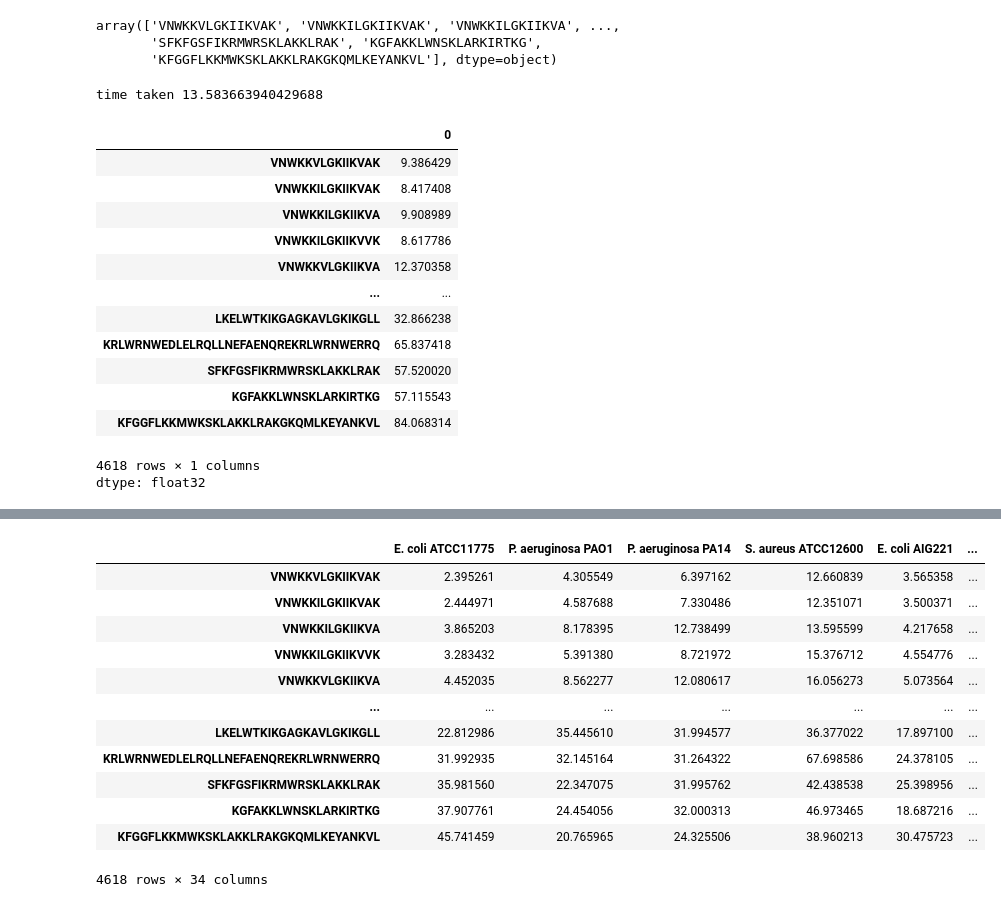
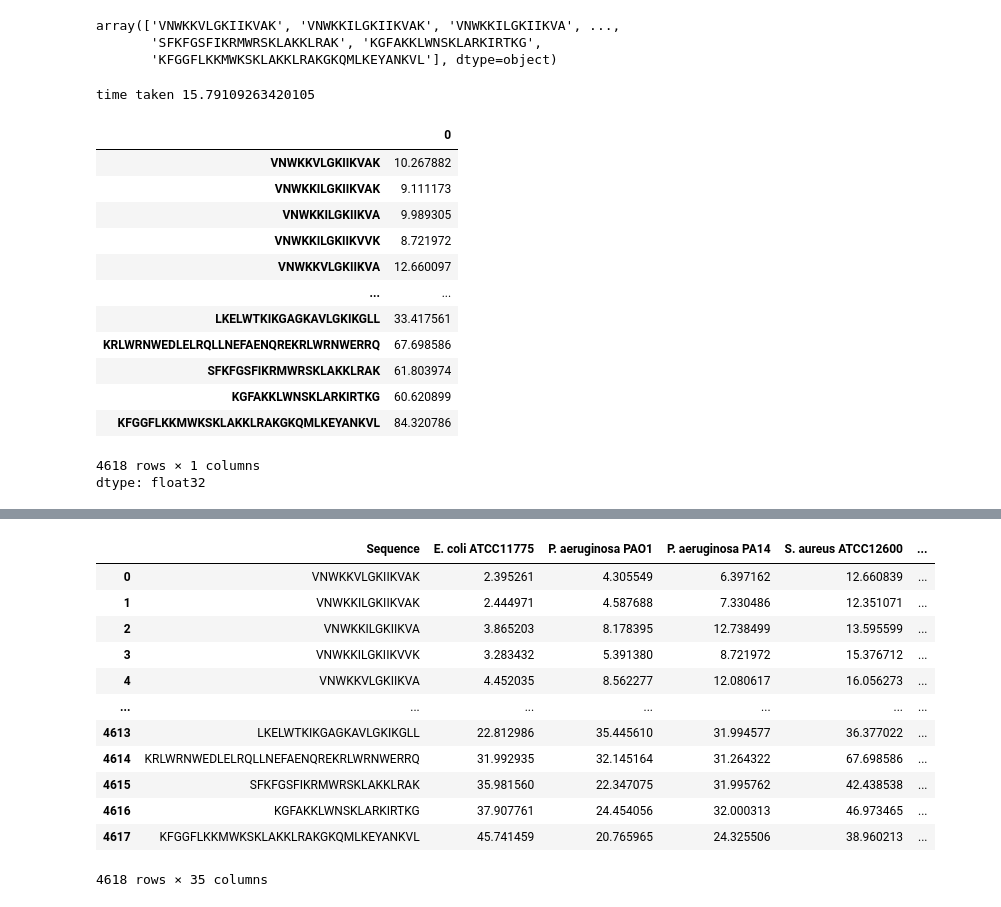
Before and after one commit to vinayprabhu/APEX_reproduce, a Jupyter notebook: APEX_inference.ipynb, the cells around one changed output, grey strips where cells are left out. Drawn from its saved outputs; the diff is of its cells as text; code cells hidden in the pictures.

```diff
--- a/APEX_inference.ipynb
+++ b/APEX_inference.ipynb
@@ -576,29 +575,31 @@ for ensemble_id in range(ensemble_num):
 
 AMP_pred_vep_4618 = AMP_sum_vep_4618 / float(ensemble_counter)
 print('time taken', time.time()-t)
-df_vep_mic_4618 = pd.DataFrame(data=AMP_pred_vep_4618, columns=col, index=seq_vep_4618)
-# Save the Dataframe
-df_vep_mic_4618.to_csv('df_mic_4618.csv', index=False)
-df_vep_mic_4618.median(axis=1)
+df_vep_4618 = pd.DataFrame(data=AMP_pred_vep_4618, columns=col, index=seq_vep_4618)
+df_vep_4618.iloc[:,1:].median(axis=1)
 # %% [output]
-time taken 13.583663940429688
+time taken 15.79109263420105
 |  | 0 |
-| VNWKKVLGKIIKVAK | 9.386429 |
-| VNWKKILGKIIKVAK | 8.417408 |
-| VNWKKILGKIIKVA | 9.908989 |
-| VNWKKILGKIIKVVK | 8.617786 |
-| VNWKKVLGKIIKVA | 12.370358 |
+| VNWKKVLGKIIKVAK | 10.267882 |
+| VNWKKILGKIIKVAK | 9.111173 |
+| VNWKKILGKIIKVA | 9.989305 |
+| VNWKKILGKIIKVVK | 8.721972 |
+| VNWKKVLGKIIKVA | 12.660097 |
 | ... | ... |
-| LKELWTKIKGAGKAVLGKIKGLL | 32.866238 |
-| KRLWRNWEDLELRQLLNEFAENQREKRLWRNWERRQ | 65.837418 |
-| SFKFGSFIKRMWRSKLAKKLRAK | 57.520020 |
-| KGFAKKLWNSKLARKIRTKG | 57.115543 |
-| KFGGFLKKMWKSKLAKKLRAKGKQMLKEYANKVL | 84.068314 |
+| LKELWTKIKGAGKAVLGKIKGLL | 33.417561 |
+| KRLWRNWEDLELRQLLNEFAENQREKRLWRNWERRQ | 67.698586 |
+| SFKFGSFIKRMWRSKLAKKLRAK | 61.803974 |
+| KGFAKKLWNSKLARKIRTKG | 60.620899 |
+| KFGGFLKKMWKSKLAKKLRAKGKQMLKEYANKVL | 84.320786 |
 4618 rows × 1 columns
 dtype: float32
 # %%
-n_gt32_venomzone=(df_vep_mic_4618.median(axis=1).values>32).sum()
-pc_gt32_venomzone=(df_vep_mic_4618.median(axis=1).values>32).mean()*100
-print(f'{n_gt32_venomzone} of the final 4618 venomzone VEPs (or {pc_gt32_venomzone} percent) have APEX-Predicted MIC > 32! Here is the final dataframe: ')
+# Save the Dataframe
+df_vep_mic_4618 = df_vep_4618.reset_index().rename(columns={'index': 'Sequence'})
+df_vep_mic_4618.to_csv('df_mic_4618x35.csv')
+
+n_gt32_venomzone=(df_vep_mic_4618.iloc[:,1:].median(axis=1).values>32).sum()
+pc_gt32_venomzone=(df_vep_mic_4618.iloc[:,1:].median(axis=1).values>32).mean()*100
+print(f'{n_gt32_venomzone} of the final 4618 venomzone VEPs (or {pc_gt32_venomzone} percent) have APEX-Predicted MIC > 32! \n Here is the final dataframe: ')
 df_vep_mic_4618
 # %% [output]
@@ -606,13 +608,13 @@ df_vep_mic_4618
-|  | E. coli ATCC11775 | P. aeruginosa PAO1 | P. aeruginosa PA14 | S. aureus ATCC12600 | E. coli AIG221 | ... |
-| VNWKKVLGKIIKVAK | 2.395261 | 4.305549 | 6.397162 | 12.660839 | 3.565358 | ... |
-| VNWKKILGKIIKVAK | 2.444971 | 4.587688 | 7.330486 | 12.351071 | 3.500371 | ... |
-| VNWKKILGKIIKVA | 3.865203 | 8.178395 | 12.738499 | 13.595599 | 4.217658 | ... |
-| VNWKKILGKIIKVVK | 3.283432 | 5.391380 | 8.721972 | 15.376712 | 4.554776 | ... |
-| VNWKKVLGKIIKVA | 4.452035 | 8.562277 | 12.080617 | 16.056273 | 5.073564 | ... |
+|  | Sequence | E. coli ATCC11775 | P. aeruginosa PAO1 | P. aeruginosa PA14 | S. aureus ATCC12600 | ... |
+| 0 | VNWKKVLGKIIKVAK | 2.395261 | 4.305549 | 6.397162 | 12.660839 | ... |
+| 1 | VNWKKILGKIIKVAK | 2.444971 | 4.587688 | 7.330486 | 12.351071 | ... |
+| 2 | VNWKKILGKIIKVA | 3.865203 | 8.178395 | 12.738499 | 13.595599 | ... |
+| 3 | VNWKKILGKIIKVVK | 3.283432 | 5.391380 | 8.721972 | 15.376712 | ... |
+| 4 | VNWKKVLGKIIKVA | 4.452035 | 8.562277 | 12.080617 | 16.056273 | ... |
 | ... | ... | ... | ... | ... | ... | ... |
-| LKELWTKIKGAGKAVLGKIKGLL | 22.812986 | 35.445610 | 31.994577 | 36.377022 | 17.897100 | ... |
-| KRLWRNWEDLELRQLLNEFAENQREKRLWRNWERRQ | 31.992935 | 32.145164 | 31.264322 | 67.698586 | 24.378105 | ... |
-| SFKFGSFIKRMWRSKLAKKLRAK | 35.981560 | 22.347075 | 31.995762 | 42.438538 | 25.398956 | ... |
-| KGFAKKLWNSKLARKIRTKG | 37.907761 | 24.454056 | 32.000313 | 46.973465 | 18.687216 | ... |
-| KFGGFLKKMWKSKLAKKLRAKGKQMLKEYANKVL | 45.741459 | 20.765965 | 24.325506 | 38.960213 | 30.475723 | ... |
+| 4613 | LKELWTKIKGAGKAVLGKIKGLL | 22.812986 | 35.445610 | 31.994577 | 36.377022 | ... |
+| 4614 | KRLWRNWEDLELRQLLNEFAENQREKRLWRNWERRQ | 31.992935 | 32.145164 | 31.264322 | 67.698586 | ... |
+| 4615 | SFKFGSFIKRMWRSKLAKKLRAK | 35.981560 | 22.347075 | 31.995762 | 42.438538 | ... |
+| 4616 | KGFAKKLWNSKLARKIRTKG | 37.907761 | 24.454056 | 32.000313 | 46.973465 | ... |
+| 4617 | KFGGFLKKMWKSKLAKKLRAKGKQMLKEYANKVL | 45.741459 | 20.765965 | 24.325506 | 38.960213 | ... |
-4618 rows × 34 columns
+4618 rows × 35 columns
```
Also changed, not shown: parts of 11 cells of this notebook.
